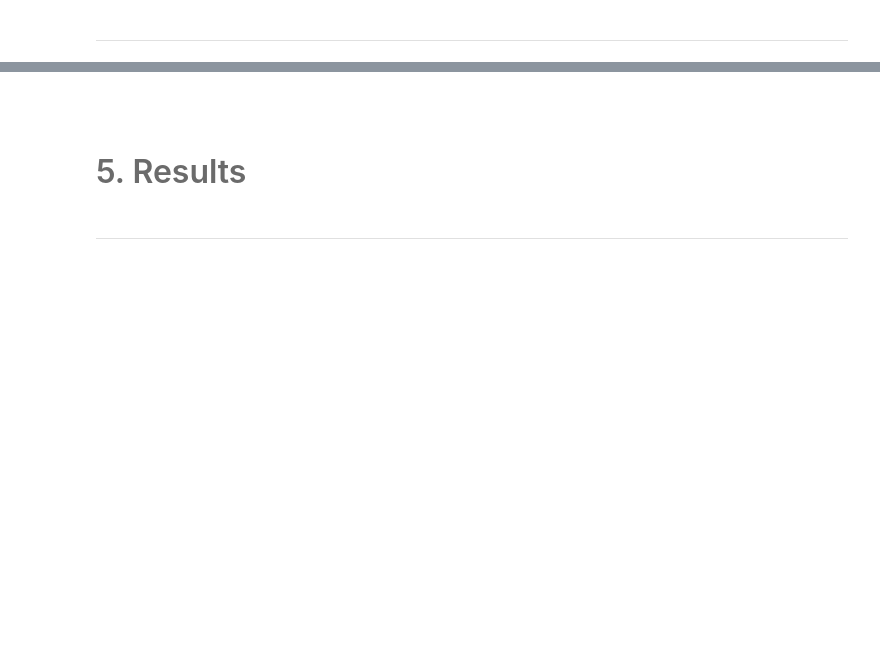
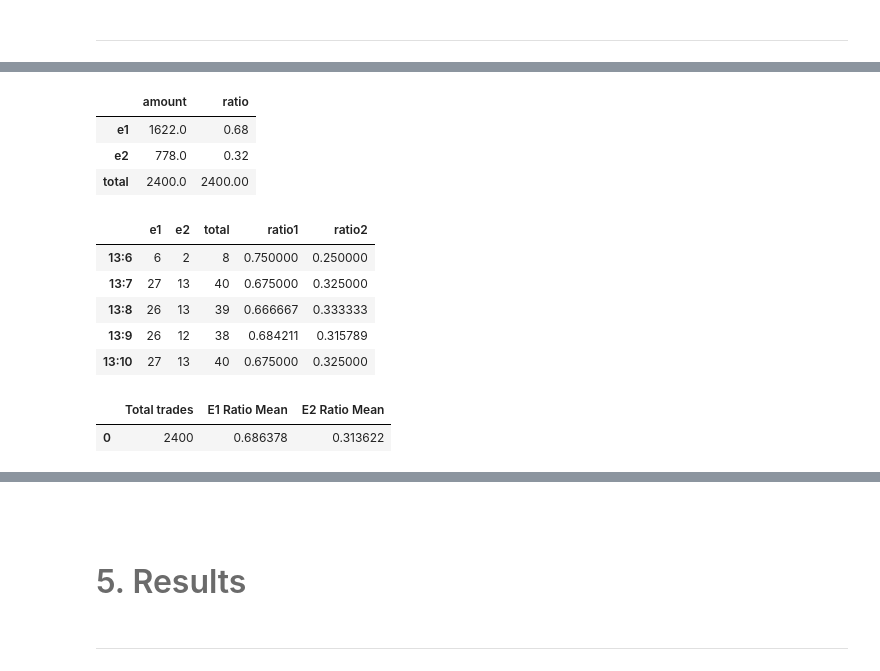
Before and after one commit to Xarenyglp/Lab2-Models, a Jupyter notebook: notebook.ipynb, the cells around one changed output, grey strips where cells are left out. Saved outputs shown, nothing was run; the diff lists cells and outputs as text; code cells hidden in the pictures; blank space fills up the shorter version.

```diff
--- a/notebook.ipynb
+++ b/notebook.ipynb
@@ -104,0 +150,23 @@ import sys
+# %%
+# Experiment 3: Martingale Process with Weighted MidPrice
+M1_E3_1,M1_E3_2,M1_E3_3 =  functions.Model1_E3(ob_df)
+M1_E3_1
+# %% [output]
+|  | amount | ratio |
+| e1 | 1622.0 | 0.68 |
+| e2 | 778.0 | 0.32 |
+| total | 2400.0 | 2400.00 |
+# %%
+M1_E3_2.head()
+# %% [output]
+|  | e1 | e2 | total | ratio1 | ratio2 |
+| 13:6 | 6 | 2 | 8 | 0.750000 | 0.250000 |
+| 13:7 | 27 | 13 | 40 | 0.675000 | 0.325000 |
+| 13:8 | 26 | 13 | 39 | 0.666667 | 0.333333 |
+| 13:9 | 26 | 12 | 38 | 0.684211 | 0.315789 |
+| 13:10 | 27 | 13 | 40 | 0.675000 | 0.325000 |
+# %%
+M1_E3_3
+# %% [output]
+|  | Total trades | E1 Ratio Mean | E2 Ratio Mean |
+| 0 | 2400 | 0.686378 | 0.313622 |
```
Also changed, not shown: parts of 50 cells of this notebook, 3 other files.
